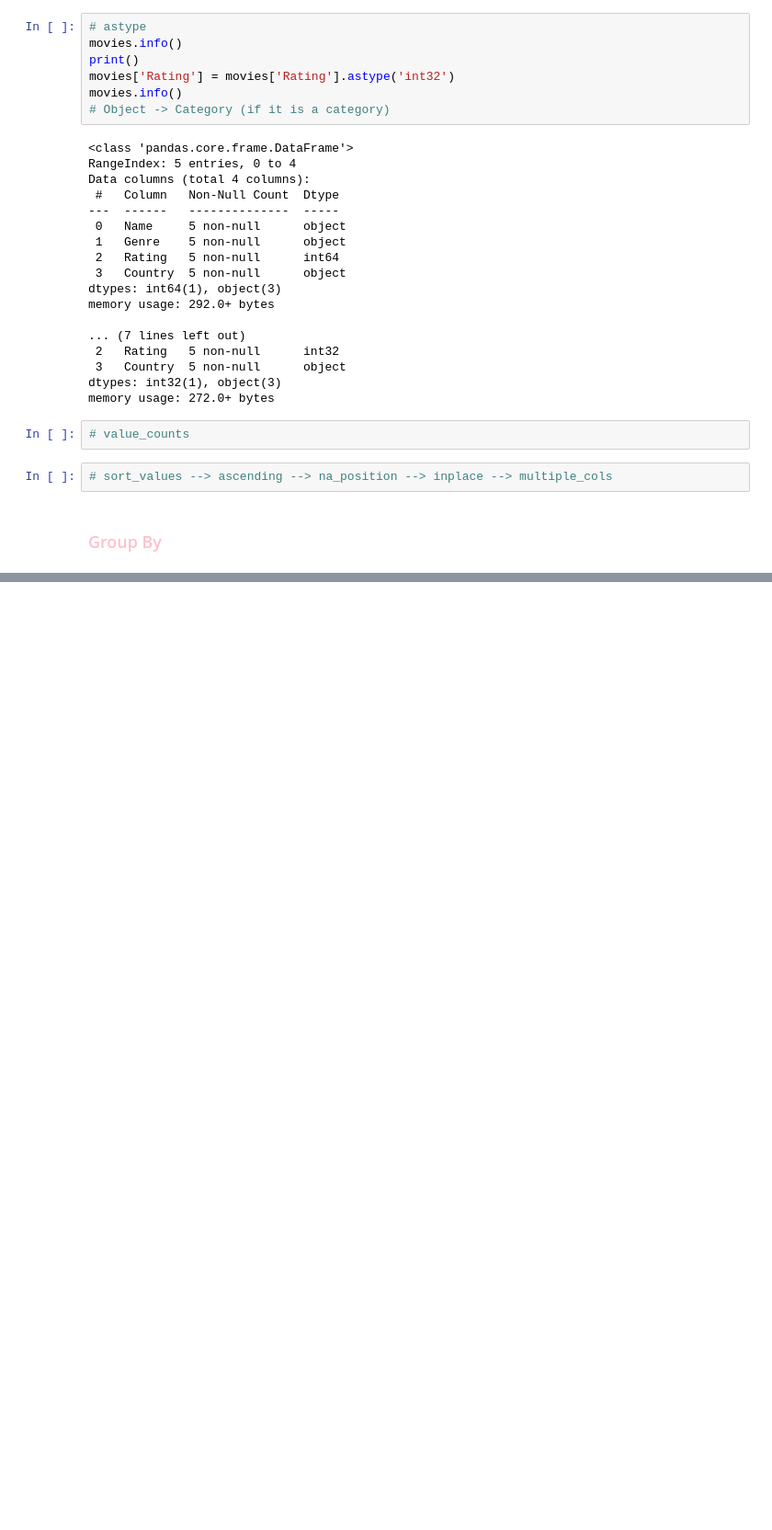
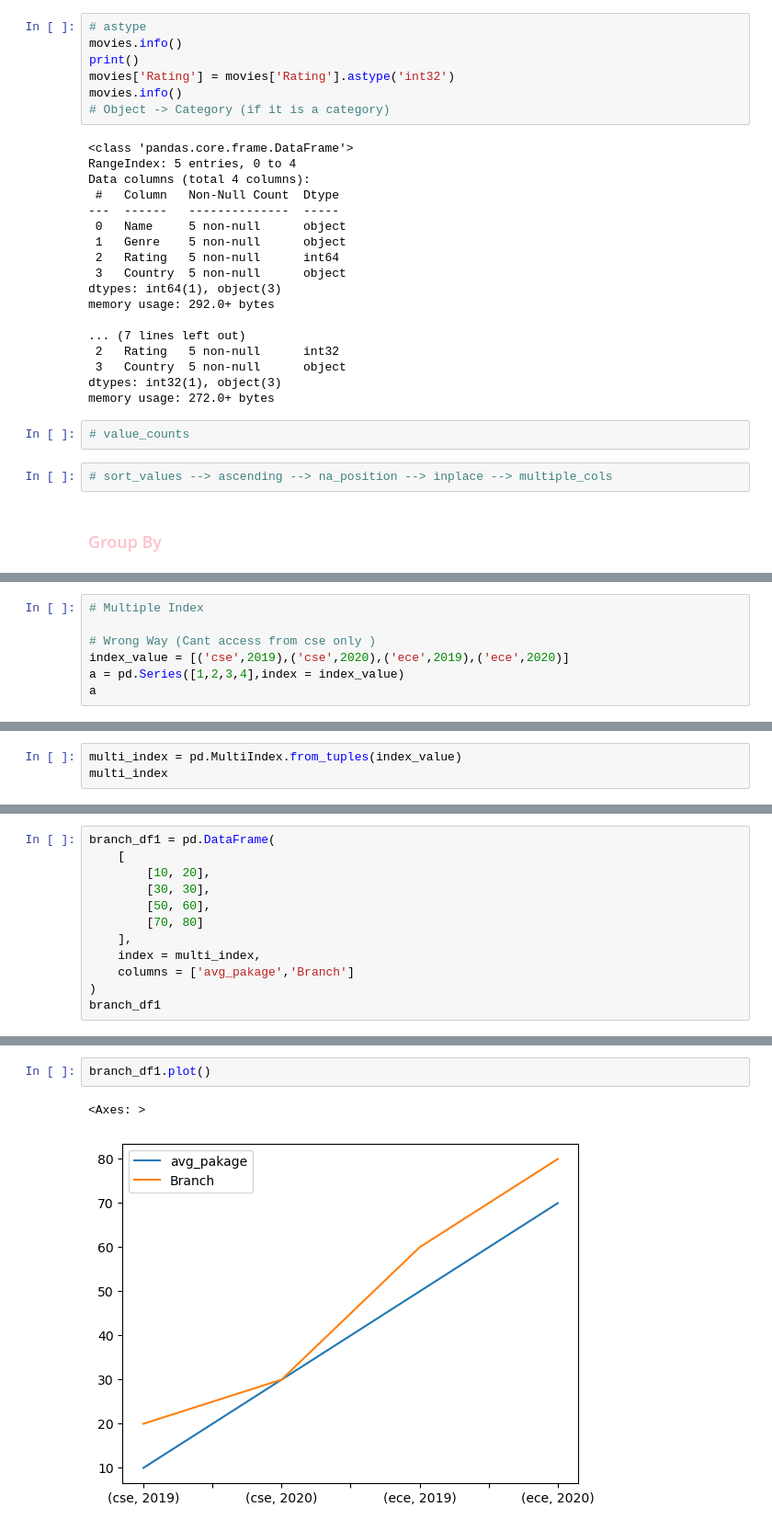
Before and after one commit to PiyushAgarwalcs/Pandas_Notes, a Jupyter notebook: Pandas.ipynb, the cells around one changed output, grey strips where cells are left out. Shown at 92% size. Saved outputs shown, nothing was run; the diff lists cells and outputs as text; blank space fills up the shorter version.

```diff
--- a/Pandas.ipynb
+++ b/Pandas.ipynb
@@ -1183,0 +1589,7 @@ memory usage: 272.0+ bytes
+# %%
+# Multiple Index
+
+# Wrong Way (Cant access from cse only )
+index_value = [('cse',2019),('cse',2020),('ece',2019),('ece',2020)]
+a = pd.Series([1,2,3,4],index = index_value)
+a
@@ -1183,0 +1625,3 @@ memory usage: 272.0+ bytes
+# %%
+multi_index = pd.MultiIndex.from_tuples(index_value)
+multi_index
@@ -1183,0 +1636,12 @@ memory usage: 272.0+ bytes
+# %%
+branch_df1 = pd.DataFrame(
+    [
+        [10, 20],
+        [30, 30],
+        [50, 60],
+        [70, 80]
+    ],
+    index = multi_index,
+    columns = ['avg_pakage','Branch']
+)
+branch_df1
@@ -1183,0 +1726,5 @@ memory usage: 272.0+ bytes
+# %%
+branch_df1.plot()
+# %% [output]
+<Axes: >
+[figure, added]
```
Also changed, not shown: parts of 124 cells of this notebook.
